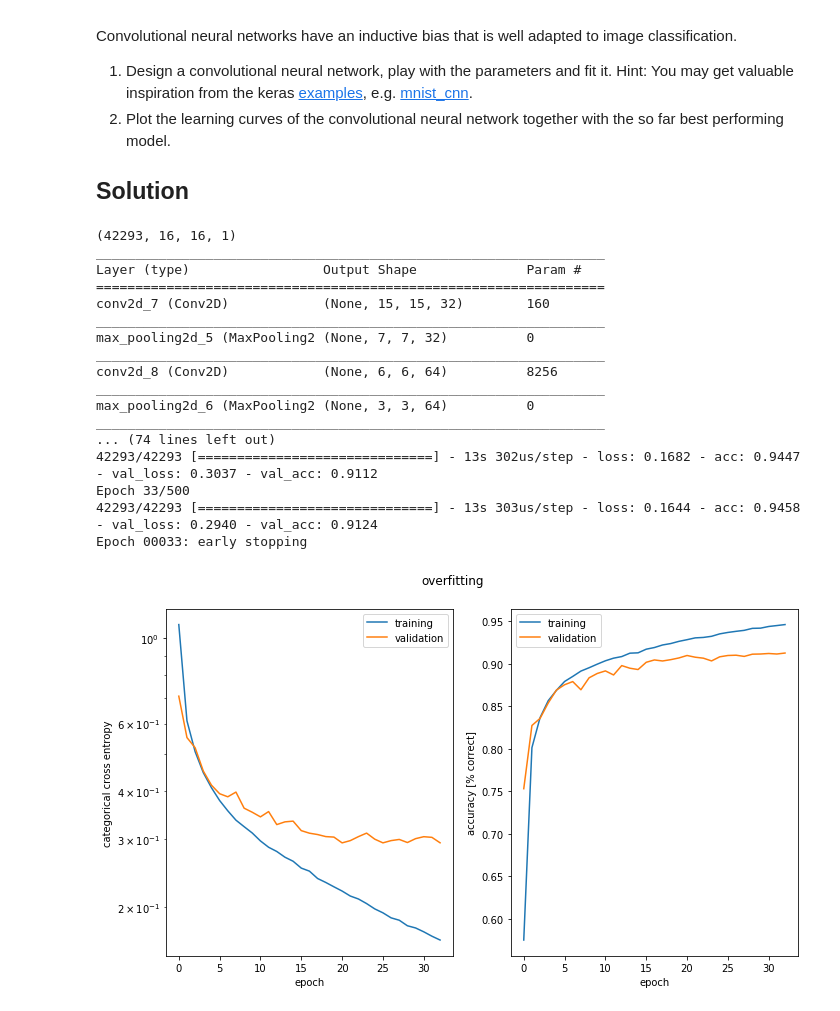
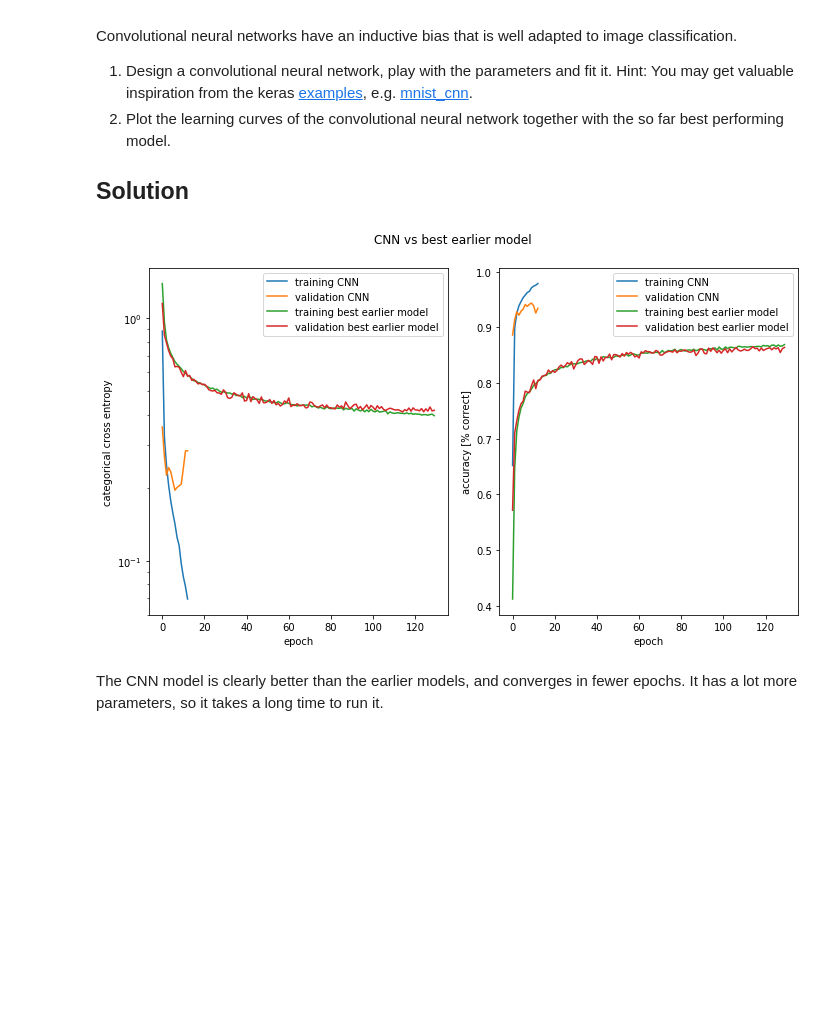
Before and after one commit to BrynjarGlims/ann_project_01, a Jupyter notebook: miniproject1.ipynb, the cells around one changed output. Cells and saved outputs as stored; diff of their text form; code cells hidden in the pictures; blank space fills up the shorter version.

```diff
--- a/miniproject1.ipynb
+++ b/miniproject1.ipynb
@@ -130,16 +130,16 @@ def plot_history(history, title):
     finalize_standardplot(fig, ax1, ax2)
     return fig
 
-def plot_history_2(history_1, history_2, title):
+def plot_history_2(history_1, history_2, title, name_1, name_2):
     fig, ax1, ax2 = prepare_standardplot(title, 'epoch')
-    ax1.plot(history_1.history['loss'], label = "training_adam")
-    ax1.plot(history_1.history['val_loss'], label = "validation_adam")
-    ax2.plot(history_1.history['acc'], label = "training_adam")
-    ax2.plot(history_1.history['val_acc'], label = "validation_adam")
-    ax1.plot(history_2.history['loss'], label = "training_sgd")
-    ax1.plot(history_2.history['val_loss'], label = "validation_sgd")
-    ax2.plot(history_2.history['acc'], label = "training_sgd")
-    ax2.plot(history_2.history['val_acc'], label = "validation_sgd")
+    ax1.plot(history_1.history['loss'], label = "training " + name_1)
+    ax1.plot(history_1.history['val_loss'], label = "validation " + name_1)
+    ax2.plot(history_1.history['acc'], label = "training " + name_1)
+    ax2.plot(history_1.history['val_acc'], label = "validation " + name_1)
+    ax1.plot(history_2.history['loss'], label = "training " + name_2)
+    ax1.plot(history_2.history['val_loss'], label = "validation " + name_2)
+    ax2.plot(history_2.history['acc'], label = "training " + name_2)
+    ax2.plot(history_2.history['val_acc'], label = "validation " + name_2)
     finalize_standardplot(fig, ax1, ax2)
     return fig
 # %% [markdown]
@@ -494,43 +507,45 @@ Convolutional neural networks have an inductive bias that is well adapted to ima
 ## Solution
 # %%
 model = Sequential()
-x_train = np.transpose(x_train.T.reshape(16,16, x_train.shape[0], 1), (2,0,1,3))
-x_test = np.transpose(x_test.T.reshape(16,16, x_test.shape[0], 1), (2,0,1,3))
-print(x_train.shape)
+x_train_con = np.transpose(x_train.T.reshape(16,16, x_train.shape[0], 1), (2,0,1,3))
+x_test_con = np.transpose(x_test.T.reshape(16,16, x_test.shape[0], 1), (2,0,1,3))
 
-model.add(Conv2D(32,2, activation='relu', input_shape=(16, 16, 1)))
+model.add(Conv2D(32,(5,5), activation='relu', padding='same', input_shape=(16, 16, 1)))
+model.add(Conv2D(32,(3,3), padding='same', activation='relu'))
 model.add(MaxPooling2D(pool_size=2))
 
-model.add(Conv2D(64,2, activation='relu'))
+model.add(Conv2D(64,3, padding='same', activation='relu'))
+model.add(Conv2D(64,3, padding='same', activation='relu'))
+model.add(MaxPooling2D(pool_size=(2,2)))
+
+model.add(Conv2D(128,(3,3), padding='same', activation='relu'))
+model.add(Conv2D(128,(3,3), padding='same', activation='relu'))
 model.add(MaxPooling2D(pool_size=2))
 model.add(Flatten())
 
-model.add(Dense(64,activation='relu'))
-#model.add(Dropout(0.5))
+model.add(Dense(100,activation='relu'))
+model.add(Dropout(0.4))
 model.add(Dense(5,activation='softmax'))
 model.compile(loss='categorical_crossentropy',
               optimizer='adam',
              metrics=['accuracy'])
-print(model.summary())
 
+model2 = Sequential()
+model2.add(Dense(66, activation='relu', input_shape=(x_train.shape[1],)))
+model2.add(Dropout(0.2))
+model2.add(Dense(66, activation='relu'))
+model2.add(Dropout(0.2))
+model2.add(Dense(66, activation='relu'))
+model2.add(Dropout(0.2))
+model2.add(Dense(5, activation='softmax'))
+model2.compile(loss='categorical_crossentropy',
+          optimizer='adam',
+          metrics=['accuracy'])
 
-plot_history(model.fit(x_train, y_train, epochs=100, batch_size=128, validation_data=(x_test, y_test)), 'overfitting')
+plot_history_2(model.fit(x_train_con, y_train, epochs=13, batch_size=128, validation_data=(x_test_con, y_test), verbose=0),
+              model2.fit(x_train, y_train, epochs=130, batch_size=128, validation_data=(x_test, y_test), verbose=0),
+               title="CNN vs best earlier model",name_1='CNN', name_2='best earlier model')
 # %% [output]
-(42293, 16, 16, 1)
-_________________________________________________________________
-Layer (type)                 Output Shape              Param #
-=================================================================
-conv2d_7 (Conv2D)            (None, 15, 15, 32)        160
-_________________________________________________________________
-max_pooling2d_5 (MaxPooling2 (None, 7, 7, 32)          0
-_________________________________________________________________
-conv2d_8 (Conv2D)            (None, 6, 6, 64)          8256
-_________________________________________________________________
-max_pooling2d_6 (MaxPooling2 (None, 3, 3, 64)          0
-_________________________________________________________________
-... (74 lines left out)
-42293/42293 [==============================] - 13s 302us/step - loss: 0.1682 - acc: 0.9447 - val_loss: 0.3037 - val_acc: 0.9112
-Epoch 33/500
-42293/42293 [==============================] - 13s 303us/step - loss: 0.1644 - acc: 0.9458 - val_loss: 0.2940 - val_acc: 0.9124
-Epoch 00033: early stopping
-[figure, old version]
+[figure, new version]
+# %% [markdown]
+The CNN model is clearly better than the earlier models, and converges in fewer epochs. It has a lot more parameters, so it takes a long time to run it.
```
Also changed, not shown: parts of 9 cells of this notebook.
